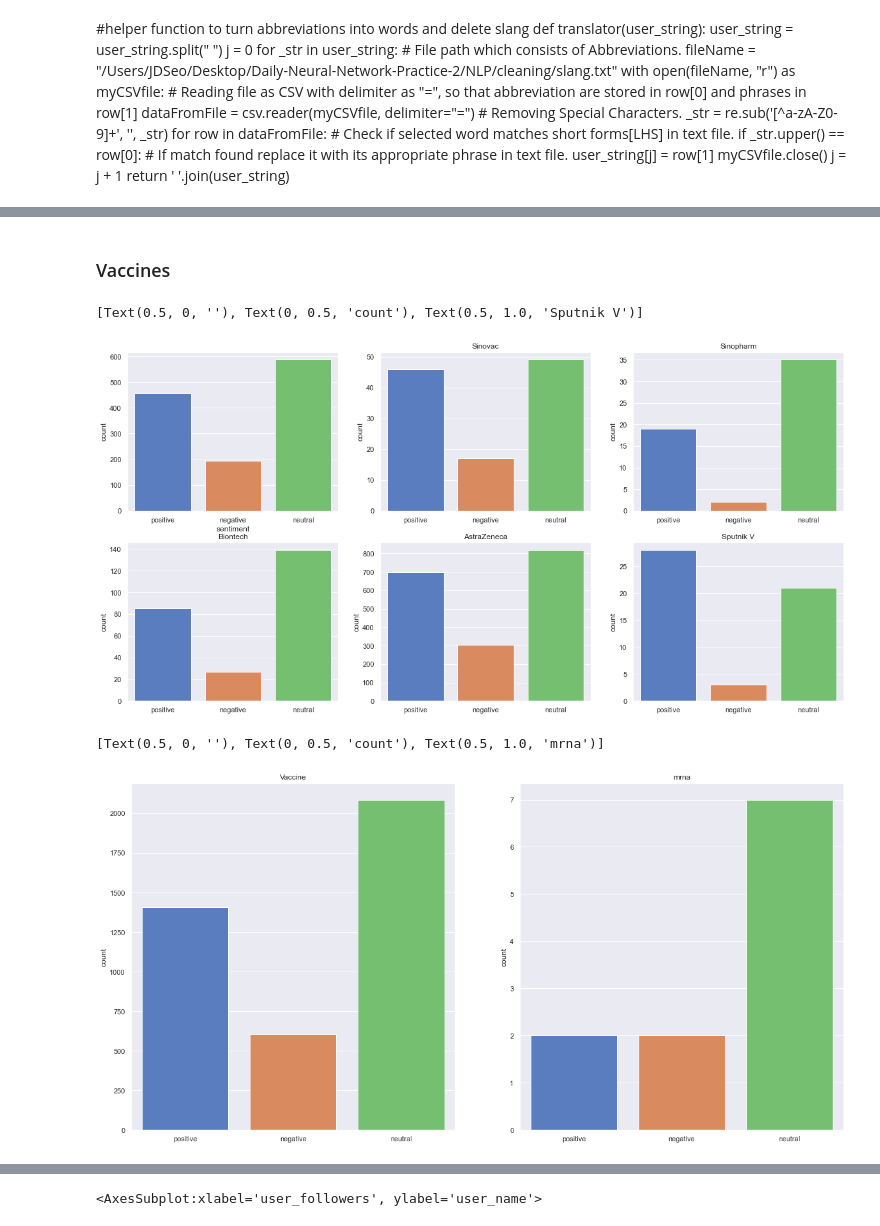
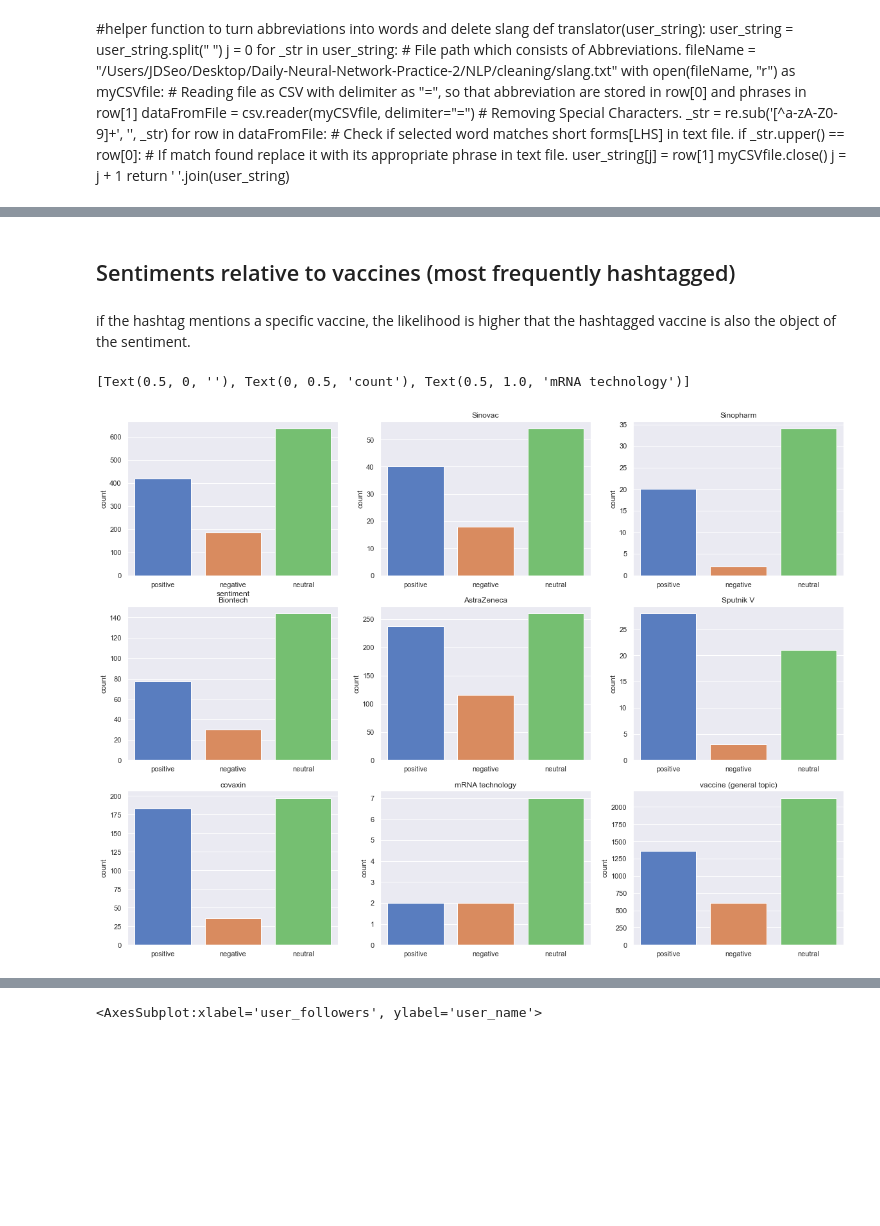
Before and after one commit to BiBa-01/Capstone_Covid, a Jupyter notebook: TweetsEDA.ipynb, the cells around one changed output, grey strips where cells are left out. Cells and saved outputs as stored; diff of their text form; code cells hidden in the pictures; blank space fills up the shorter version.

Commit message:
Tweets first models

```diff
--- a/TweetsEDA.ipynb
+++ b/TweetsEDA.ipynb
@@ -852,0 +900,10 @@ df_merge
+# %%
+# TextBlob - Python library for processing textual data
+from textblob import TextBlob
+
+# Matplotlib - plotting library to create graphs and charts
+import matplotlib.pyplot as plt
+
+# Settings for Matplotlib graphs and charts
+from pylab import rcParams
+rcParams['figure.figsize'] = 12, 8
@@ -867,9 +987,14 @@ plt.show()
-# %% [markdown]
-### Vaccines
+# %% [markdown]
+## Sentiments relative to vaccines (most frequently hashtagged)
+# %% [markdown]
+if the hashtag mentions a specific vaccine, the likelihood is higher that the hashtagged vaccine is also the object of the sentiment.
 # %%
-#Create subframes for plotting based on hashtag-bools
+#Create subframes for plotting the sentiments relative to specific vaccines
 df_moderna = df_tweety_vaccs[(df_tweety_vaccs['moderna']==True)]
 df_moderna1 = df_moderna[['moderna', 'sentiment']]
+
+df_covaxin = df_tweety_vaccs[(df_tweety_vaccs['covaxin']==True)]
+df_covaxin1 = df_covaxin[['covaxin', 'sentiment']]
 
 df_vacc = df_tweety_vaccs[(df_tweety_vaccs['vaccine']==True) |
                           (df_tweety_vaccs['vaccinated']==True) |
@@ -891,9 +1016,7 @@ df_biontech = df_tweety_vaccs[(df_tweety_vaccs['pfizerbiontech']==True)|
 df_biontech1 = df_biontech[['sentiment']]
 
 df_astrazeneca = df_tweety_vaccs[(df_tweety_vaccs['astrazeneca']==True)|
-                                (df_tweety_vaccs['oxfordastrazeneca']==True)|
-                                (df_tweety_vaccs['moderna']==True)]
-
+                                (df_tweety_vaccs['oxfordastrazeneca']==True)]
 df_astrazeneca1 = df_astrazeneca[['sentiment']]
 
 df_sputnik = df_tweety_vaccs[(df_tweety_vaccs['sputnikv']==True)]
@@ -904,44 +1027,41 @@ df_mrna1 = df_mrna[['mrna', 'sentiment']]
 # %%
 order_list = ['positive', 'negative', 'neutral']
 
-plt.figure(figsize = (20, 10))
+plt.figure(figsize = (20, 15))
 
-plt.subplot(2, 3, 1)
+plt.subplot(3, 3, 1)
 sns.countplot(x='sentiment',data=df_moderna1, order = order_list)
 ax.set(xlabel='', ylabel='count', title='Moderna')
-plt.subplot(2, 3, 2)
+plt.subplot(3, 3, 2)
 ax = sns.countplot(x='sentiment',data=df_sinovac1, order = order_list)
 ax.set(xlabel='', ylabel='count', title='Sinovac')
 
-plt.subplot(2, 3, 3)
+plt.subplot(3, 3, 3)
 ax = sns.countplot(x='sentiment',data=df_sinopharm1, order = order_list)
 ax.set(xlabel='', ylabel='count', title='Sinopharm')
-plt.subplot(2, 3, 4)
+plt.subplot(3, 3, 4)
 ax = sns.countplot(x='sentiment',data=df_biontech1, order = order_list)
 ax.set(xlabel='', ylabel='count', title='Biontech')
-plt.subplot(2, 3, 5)
+plt.subplot(3, 3, 5)
 ax = sns.countplot(x='sentiment',data=df_astrazeneca1, order = order_list)
 ax.set(xlabel='', ylabel='count', title='AstraZeneca')
 
-plt.subplot(2, 3, 6)
+plt.subplot(3, 3, 6)
 ax = sns.countplot(x='sentiment',data=df_sputnik1, order = order_list)
 ax.set(xlabel='', ylabel='count', title='Sputnik V')
+
+plt.subplot(3, 3, 7)
+ax = sns.countplot(x='sentiment',data=df_covaxin, order = order_list)
+ax.set(xlabel='', ylabel='count', title='covaxin')
+
+plt.subplot(3, 3, 9)
+ax = sns.countplot(x='sentiment',data=df_vacc, order = order_list)
+ax.set(xlabel='', ylabel='count', title='vaccine (general topic)')
+
+plt.subplot(3, 3, 8)
+ax = sns.countplot(x='sentiment',data=df_mrna, order = order_list)
+ax.set(xlabel='', ylabel='count', title='mRNA technology')
 # %% [output]
-[Text(0.5, 0, ''), Text(0, 0.5, 'count'), Text(0.5, 1.0, 'Sputnik V')]
+[Text(0.5, 0, ''), Text(0, 0.5, 'count'), Text(0.5, 1.0, 'mRNA technology')]
-[figure, old version]
+[figure, new version]
-# %%
-order_list = ['positive', 'negative', 'neutral']
-
-plt.figure(figsize = (20, 10))
-
-plt.subplot(1, 2, 1)
-ax = sns.countplot(x='sentiment',data=df_vacc, order = order_list)
-ax.set(xlabel='', ylabel='count', title='Vaccine')
-
-plt.subplot(1, 2, 2)
-ax = sns.countplot(x='sentiment',data=df_mrna, order = order_list)
-ax.set(xlabel='', ylabel='count', title='mrna')
-# %% [output]
-[Text(0.5, 0, ''), Text(0, 0.5, 'count'), Text(0.5, 1.0, 'mrna')]
-[figure, removed]
 # %% [markdown]
```
Also changed, not shown: parts of 88 cells of this notebook, 3 other files.
